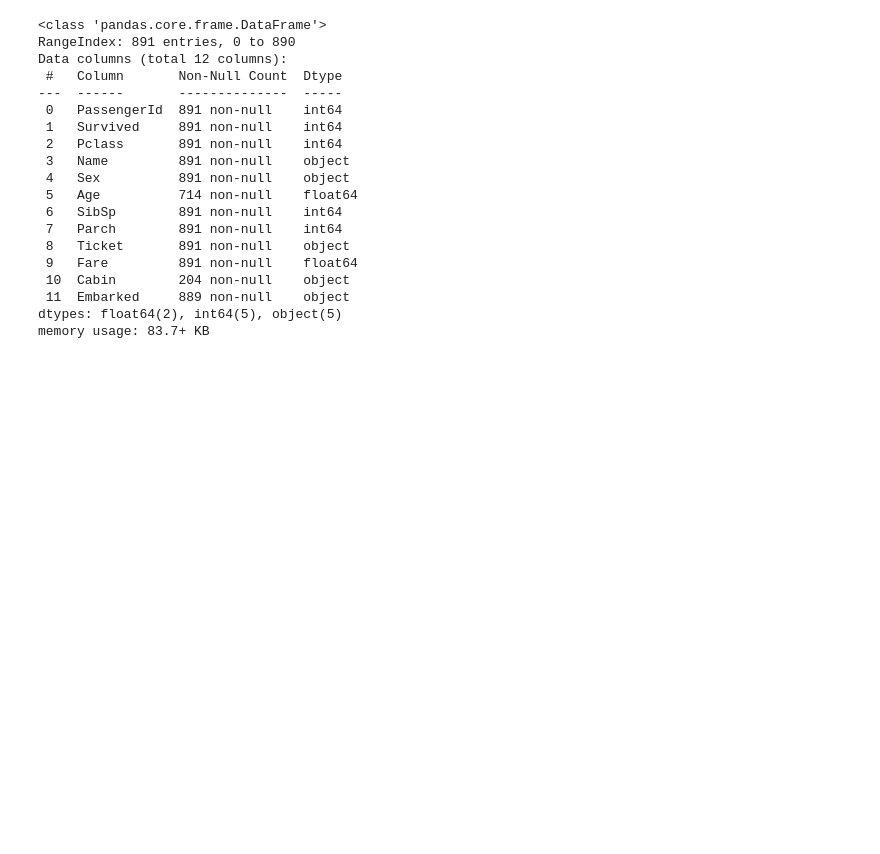
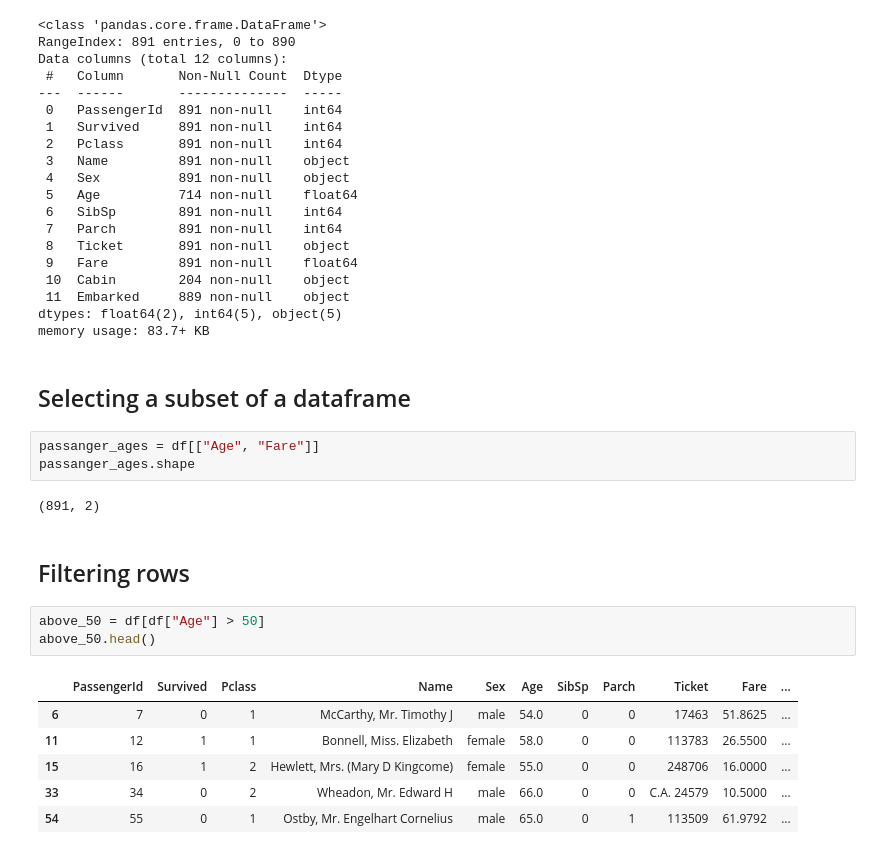
Before and after one commit to panda-eye-dev/TITANIC-DATASET, a Jupyter notebook: titanic.ipynb, the cells around one changed output. Saved outputs shown, nothing was run; the diff lists cells and outputs as text; blank space fills up the shorter version.

```diff
--- a/titanic.ipynb
+++ b/titanic.ipynb
@@ -91,3 +91,22 @@ Data columns (total 12 columns):
  11  Embarked     889 non-null    object
 dtypes: float64(2), int64(5), object(5)
 memory usage: 83.7+ KB
+# %% [markdown]
+## Selecting a subset of a dataframe
+# %%
+passanger_ages = df[["Age", "Fare"]]
+passanger_ages.shape
+# %% [output]
+(891, 2)
+# %% [markdown]
+## Filtering rows
+# %%
+above_50 = df[df["Age"] > 50]
+above_50.head()
+# %% [output]
+|  | PassengerId | Survived | Pclass | Name | Sex | Age | SibSp | Parch | Ticket | Fare | ... |
+| 6 | 7 | 0 | 1 | McCarthy, Mr. Timothy J | male | 54.0 | 0 | 0 | 17463 | 51.8625 | ... |
+| 11 | 12 | 1 | 1 | Bonnell, Miss. Elizabeth | female | 58.0 | 0 | 0 | 113783 | 26.5500 | ... |
+| 15 | 16 | 1 | 2 | Hewlett, Mrs. (Mary D Kingcome) | female | 55.0 | 0 | 0 | 248706 | 16.0000 | ... |
+| 33 | 34 | 0 | 2 | Wheadon, Mr. Edward H | male | 66.0 | 0 | 0 | C.A. 24579 | 10.5000 | ... |
+| 54 | 55 | 0 | 1 | Ostby, Mr. Engelhart Cornelius | male | 65.0 | 0 | 1 | 113509 | 61.9792 | ... |
```
Also changed, not shown: parts of 13 cells of this notebook.
